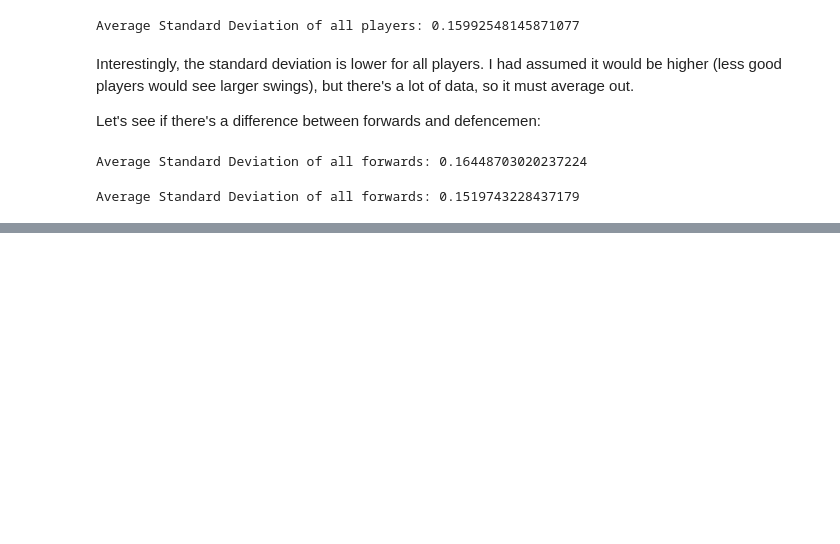
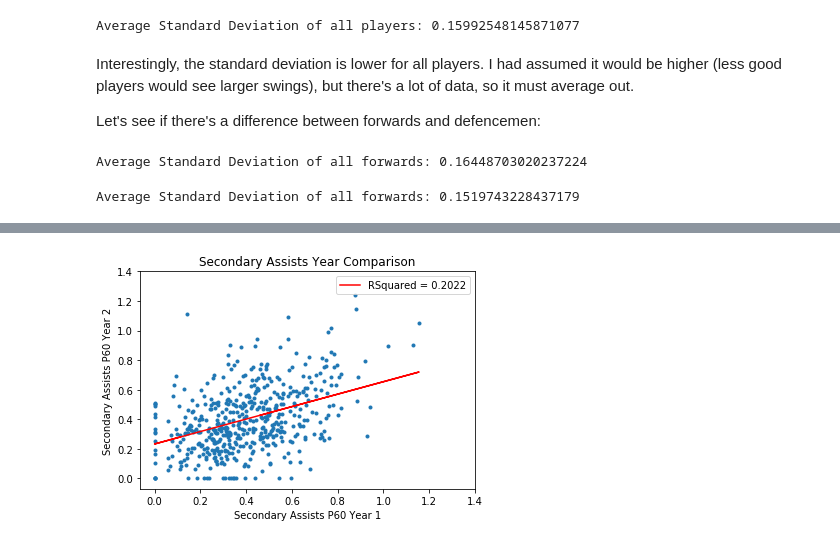
Before and after one commit to dbasilio/data-analysis-hockey, a Jupyter notebook: secondary-assists-analysis.ipynb, the cells around one changed output, grey strips where cells are left out. Drawn from its saved outputs; the diff is of its cells as text; code cells hidden in the pictures; blank space fills up the shorter version.

```diff
--- a/secondary-assists-analysis.ipynb
+++ b/secondary-assists-analysis.ipynb
@@ -203,0 +295,6 @@ NameError: name 'henrik' is not defined
+# %%
+reshaped_data_1617 = reshape_data_for_years(2016, 2017)
+ols_results_1617 = get_reshaped_line_of_best_fit(reshaped_data_1617)
+plot_scatter_with_lobf(reshaped_data_1617, ols_results_1617)
+# %% [output]
+[figure, added]
```
Also changed, not shown: parts of 21 cells of this notebook.
